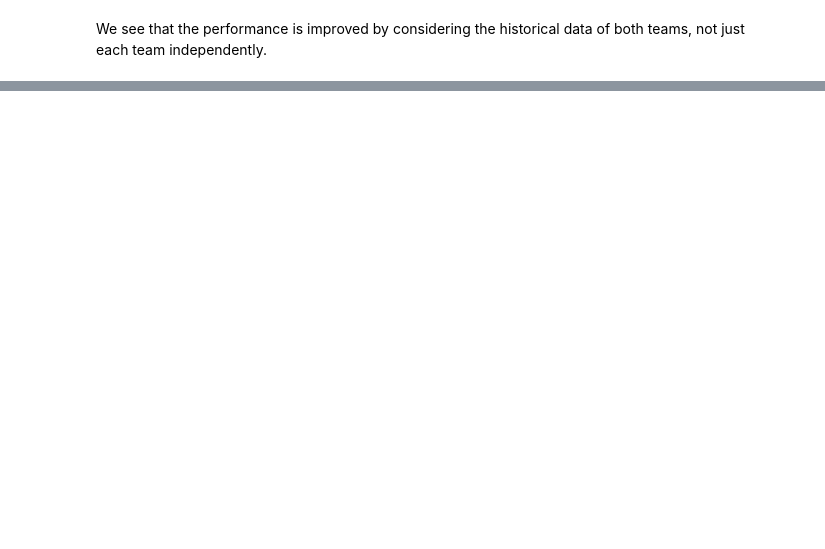
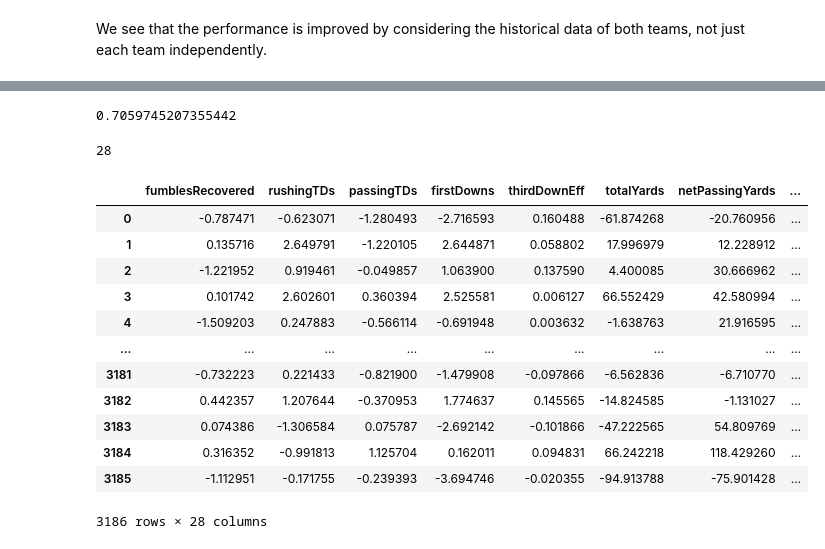
Before and after one commit to JohnVanderhoff/college_football_prediction_project, a Jupyter notebook: college-football-prediction/Model 1 Testing.ipynb, the cells around one changed output, grey strips where cells are left out. Saved outputs shown, nothing was run; the diff lists cells and outputs as text; code cells hidden in the pictures; blank space fills up the shorter version.

Commit message:
Added in initial LSTM model with analysis

```diff
--- a/college-football-prediction/Model 1 Testing.ipynb
+++ b/college-football-prediction/Model 1 Testing.ipynb
@@ -271,0 +388,2 @@ We see that the performance is improved by considering the historical data of bo
+# %%
+model.fit(Xn_train_scaled, yn_train_scaled, epochs=100, verbose=1)
@@ -271,0 +409,2 @@ We see that the performance is improved by considering the historical data of bo
+# %%
+yn_pred = model.predict(Xn_test_scaled)
@@ -271,0 +413,28 @@ We see that the performance is improved by considering the historical data of bo
+# %%
+print(mean_squared_error(yn_test_scaled, yn_pred))
+# %% [output]
+0.7059745207355442
+# %%
+diffs = scaler2.inverse_transform(yn_test_scaled) - scaler2.inverse_transform(yn_pred)
+# %%
+diffs_df = pd.DataFrame(diffs[:,0:28], columns=t1_df.keys())
+# %%
+len(t1_df.keys())
+# %% [output]
+28
+# %%
+diffs_df
+# %% [output]
+|  | fumblesRecovered | rushingTDs | passingTDs | firstDowns | thirdDownEff | totalYards | netPassingYards | ... |
+| 0 | -0.787471 | -0.623071 | -1.280493 | -2.716593 | 0.160488 | -61.874268 | -20.760956 | ... |
+| 1 | 0.135716 | 2.649791 | -1.220105 | 2.644871 | 0.058802 | 17.996979 | 12.228912 | ... |
+| 2 | -1.221952 | 0.919461 | -0.049857 | 1.063900 | 0.137590 | 4.400085 | 30.666962 | ... |
+| 3 | 0.101742 | 2.602601 | 0.360394 | 2.525581 | 0.006127 | 66.552429 | 42.580994 | ... |
+| 4 | -1.509203 | 0.247883 | -0.566114 | -0.691948 | 0.003632 | -1.638763 | 21.916595 | ... |
+| ... | ... | ... | ... | ... | ... | ... | ... | ... |
+| 3181 | -0.732223 | 0.221433 | -0.821900 | -1.479908 | -0.097866 | -6.562836 | -6.710770 | ... |
+| 3182 | 0.442357 | 1.207644 | -0.370953 | 1.774637 | 0.145565 | -14.824585 | -1.131027 | ... |
+| 3183 | 0.074386 | -1.306584 | 0.075787 | -2.692142 | -0.101866 | -47.222565 | 54.809769 | ... |
+| 3184 | 0.316352 | -0.991813 | 1.125704 | 0.162011 | 0.094831 | 66.242218 | 118.429260 | ... |
+| 3185 | -1.112951 | -0.171755 | -0.239393 | -3.694746 | -0.020355 | -94.913788 | -75.901428 | ... |
+3186 rows × 28 columns
```
Also changed, not shown: parts of 16 cells of this notebook.
